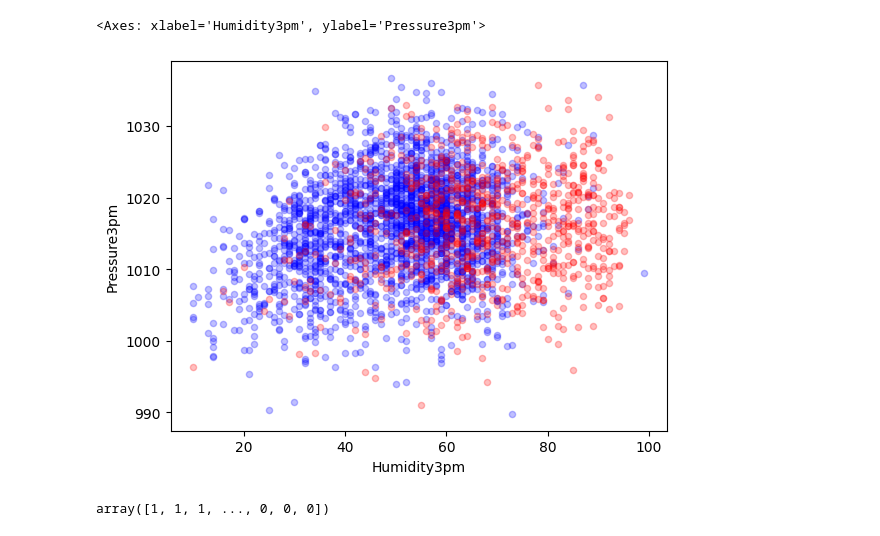
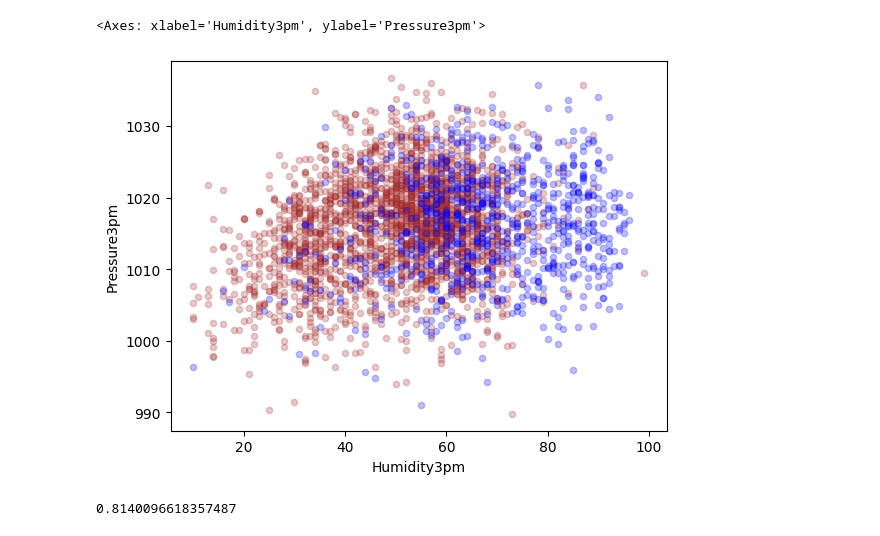
Before and after one commit to skylucacius/Tutoriais-Python, a Jupyter notebook: Rune - ML/Lição 0 - KNN.ipynb, the cells around one changed output. Saved outputs shown, nothing was run; the diff lists cells and outputs as text; code cells hidden in the pictures.

```diff
--- a/Rune - ML/Lição 0 - KNN.ipynb
+++ b/Rune - ML/Lição 0 - KNN.ipynb
@@ -6,13 +6,13 @@ dataset = data[['Humidity3pm', 'Pressure3pm', 'RainTomorrow']]
 # %%
 import matplotlib.pyplot as plt
 %matplotlib inline
 
 fig, ax = plt.subplots()
-dataset[dataset['RainTomorrow'] == 'No'].plot.scatter(x='Humidity3pm', y='Pressure3pm', alpha=.25, c='blue', ax=ax)
-dataset[dataset['RainTomorrow'] == 'Yes'].plot.scatter(x='Humidity3pm', y='Pressure3pm', alpha=.25, c='red', ax=ax)
+dataset[dataset['RainTomorrow'] == 'No'].plot.scatter(x='Humidity3pm', y='Pressure3pm', alpha=.25, c='brown', ax=ax)
+dataset[dataset['RainTomorrow'] == 'Yes'].plot.scatter(x='Humidity3pm', y='Pressure3pm', alpha=.25, c='blue', ax=ax)
 # %% [output]
 <Axes: xlabel='Humidity3pm', ylabel='Pressure3pm'>
-[figure, old version]
+[figure, new version]
 # %%
 import numpy as np
 from sklearn.model_selection import train_test_split
@@ -24,6 +24,10 @@ X = dataset_clean[['Humidity3pm', 'Pressure3pm']]
 Y = dataset_clean['RainTomorrow']
 Y = np.array([0 if value == 'No' else 1 for value in Y])
 
-Y
+X_train, X_test, Y_train, Y_test = train_test_split(X, Y, random_state=42)
+neigh = KNeighborsClassifier(n_neighbors=10)
+neigh.fit(X_train, Y_train)
+Y_pred = neigh.predict(X_test)
+accuracy_score(Y_test, Y_pred)
 # %% [output]
-array([1, 1, 1, ..., 0, 0, 0])
+0.8140096618357487
```
Also changed, not shown: parts of 2 cells of this notebook.
